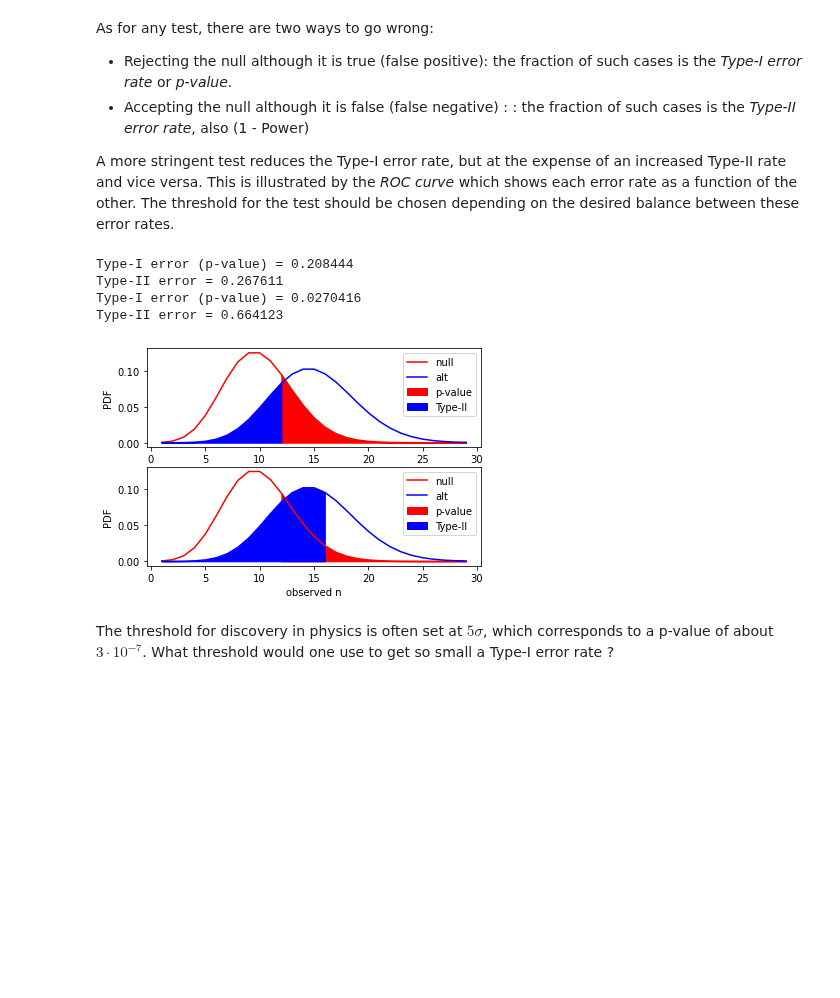
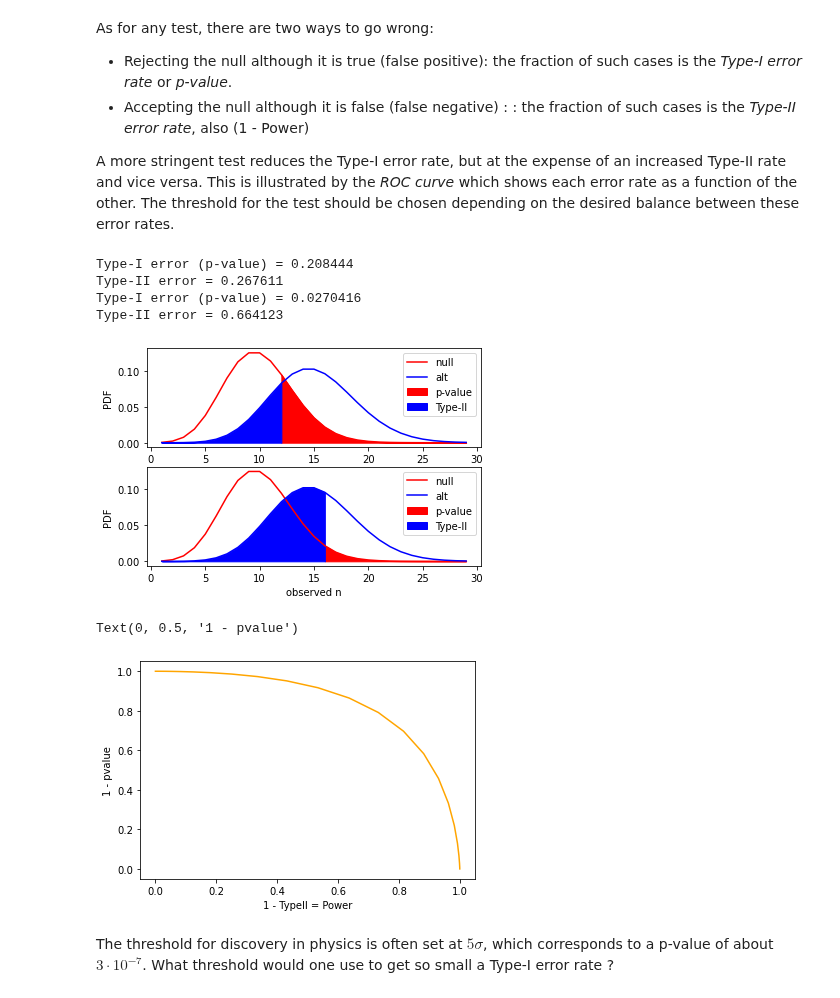
Before and after one commit to fastprof-hep/stats-tutorial, a Jupyter notebook: SOS2022/lecture1_solutions.ipynb, the cells around one changed output. Drawn from its saved outputs; the diff is of its cells as text; code cells hidden in the pictures; blank space fills up the shorter version.

```diff
--- a/SOS2022/lecture1_solutions.ipynb
+++ b/SOS2022/lecture1_solutions.ipynb
@@ -132,7 +144,6 @@ As for any test, there are two ways to go wrong:
 
 A more stringent test reduces the Type-I error rate, but at the expense of an increased Type-II rate and vice versa. This is illustrated by the *ROC curve* which shows each error rate as a function of the other. The threshold for the test should be chosen depending on the desired balance between these error rates.
 # %%
-
 # First a loose test with a threshold at n=12 (i.e s=2)
 # ==> Compute the Type-I error probability (p-value) and the Type-II error probability for 2 tests
 #     Recall that the p-value is the integral of the null hypothesis PDF above the threshold, so given by scipy.stats.poisson.sf(threshold, s_null+b)
@@ -168,15 +179,21 @@ plt.ylabel('PDF')
 plt.legend();
 print('Type-I error (p-value) = %g' % scipy.stats.poisson.sf(threshold2, s_null + b) )
 print('Type-II error = %g' % scipy.stats.poisson.cdf(threshold2, s_alt + b) )
-
-thresholds = np.arange(1, 30, 1)
-# ==> Compute the Type-I and Type-II error probabilities for each threshold in the list above, and plot the ROC curve
 # %% [output]
 Type-I error (p-value) = 0.208444
 Type-II error = 0.267611
 Type-I error (p-value) = 0.0270416
 Type-II error = 0.664123
-[figure, old version]
+[figure, new version]
+# %%
+thresholds = np.arange(1, 30, 1)
+plt.figure()
+plt.plot(scipy.stats.poisson.sf(thresholds, s_alt + b), scipy.stats.poisson.cdf(thresholds, s_null + b), color='orange')
+plt.xlabel('1 - TypeII = Power')
+plt.ylabel('1 - pvalue')
+# %% [output]
+Text(0, 0.5, '1 - pvalue')
+[figure, added]
 # %% [markdown]
 The threshold for discovery in physics is often set at $5\sigma$, which corresponds to a p-value of about $3 \cdot 10^{-7}$. What threshold would one use to get so small a Type-I error rate ?
 # %%
```
Also changed, not shown: parts of 5 cells of this notebook, 2 other files.
